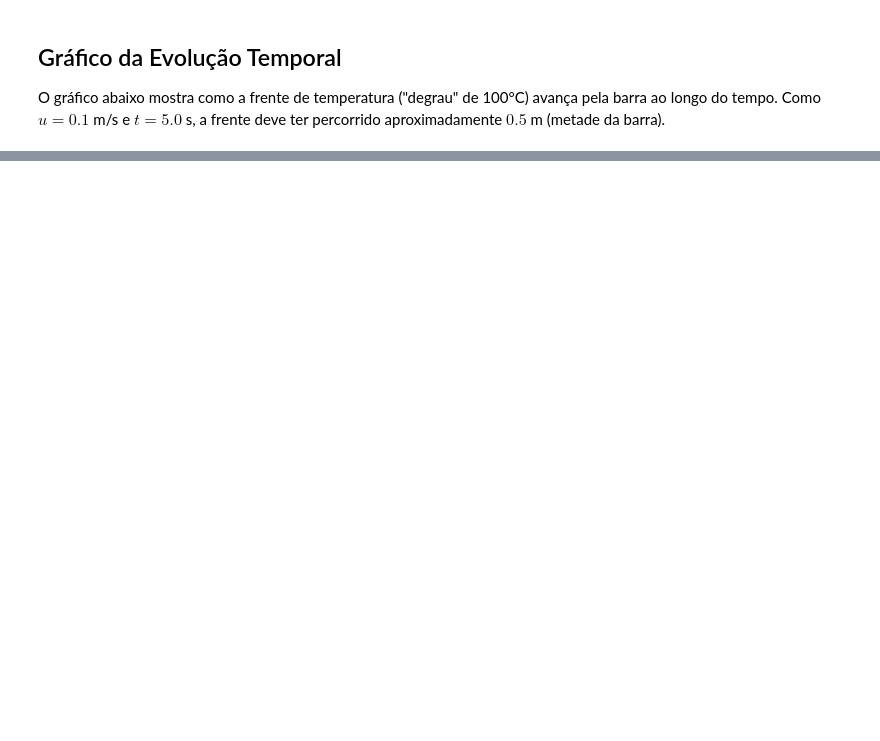
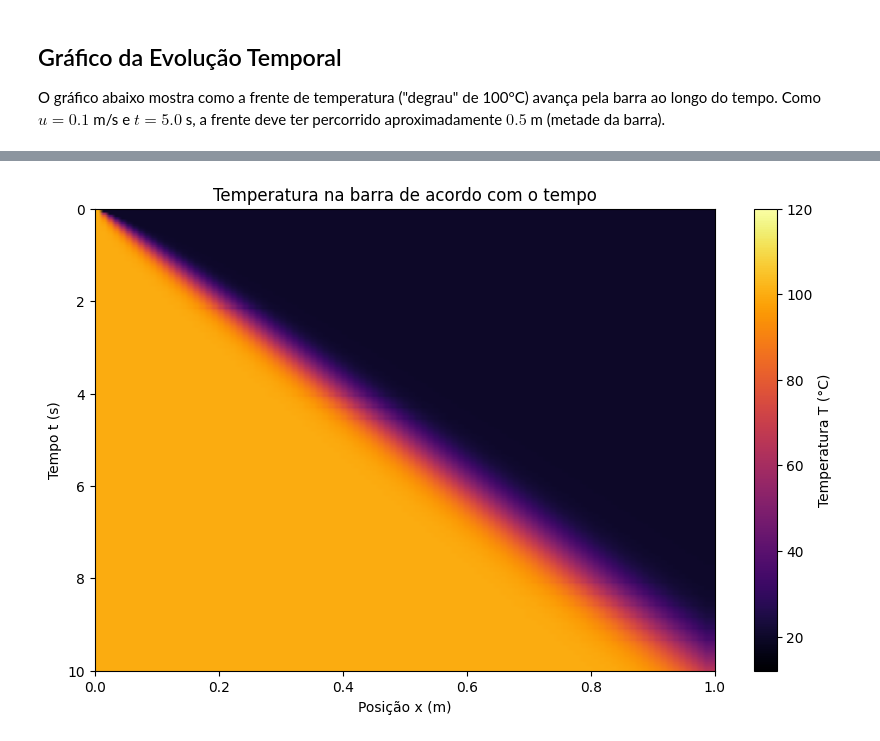
Before and after one commit to ViniciusCMB/metodos-num, a Jupyter notebook: 2025.2/trabalho4.ipynb, the cells around one changed output, grey strips where cells are left out. Saved outputs shown, nothing was run; the diff lists cells and outputs as text; code cells hidden in the pictures; blank space fills up the shorter version.

```diff
--- a/2025.2/trabalho4.ipynb
+++ b/2025.2/trabalho4.ipynb
@@ -133,0 +126,22 @@ plt.show()
+# %%
+# Cria um heatmap da evolução temporal da temperatura
+t_total = 10.0
+plt.figure(figsize=(10, 6))
+T_evolucao = np.zeros((int(t_total/dt)+1, n))
+for step in range(int(t_total/dt)+1):
+    t = step * dt
+    if t == 0:
+        T_evolucao[step, :] = np.full(n, T_inicial)
+        T_evolucao[step, 0] = T_A
+    else:
+        T_temp, _, _ = resolver_adveccao(t, n, L, u, dt, T_A, T_inicial)
+        T_evolucao[step, :] = T_temp
+plt.imshow(T_evolucao, extent=[0, L, t_total, 0], aspect='auto', cmap='inferno', vmin=12, vmax=120)
+plt.colorbar(label='Temperatura T (°C)')
+plt.xlabel('Posição x (m)')
+plt.ylabel('Tempo t (s)')
+plt.title('Temperatura na barra de acordo com o tempo')
+plt.savefig('heatmap_adveccao.png')
+plt.show()
+# %% [output]
+[figure, added]
```
Also changed, not shown: parts of 7 cells of this notebook, 9 other files.
